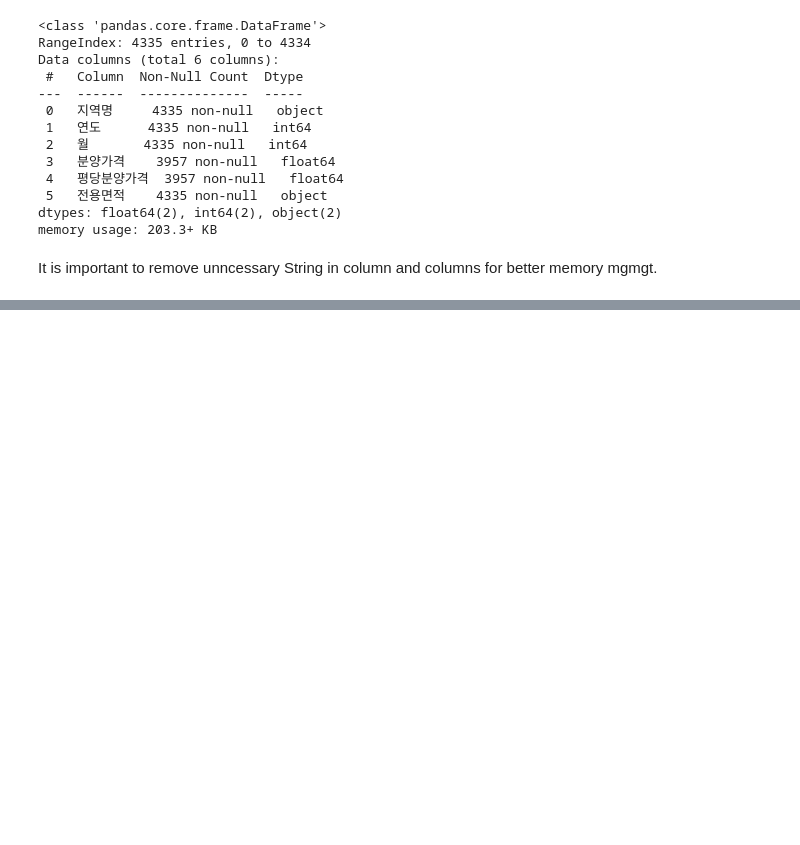
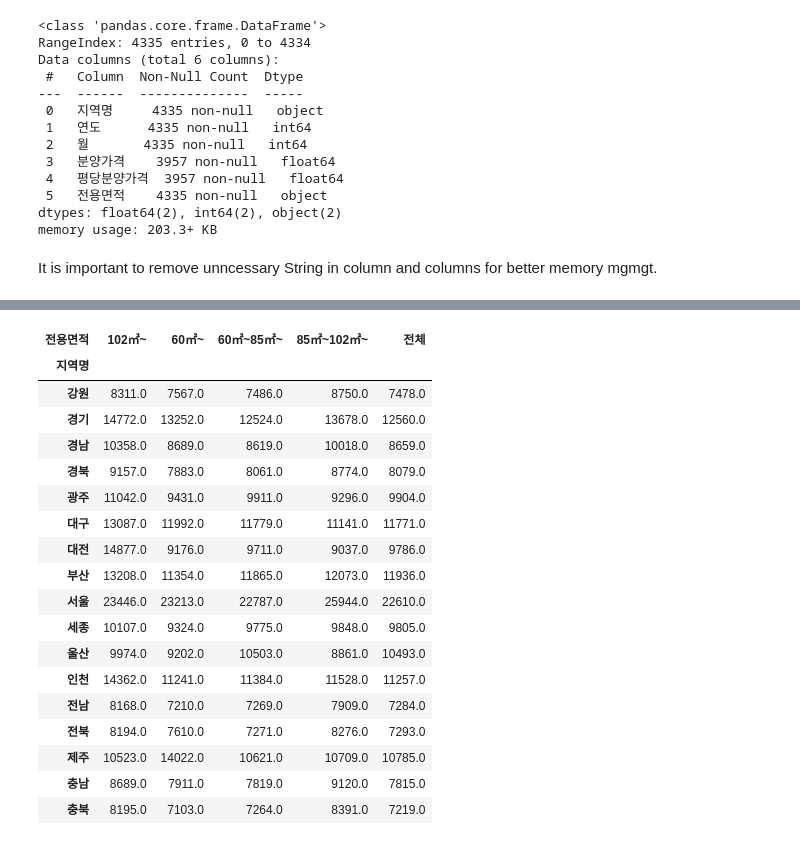
Before and after one commit to taeheelee90/seoulAPTprice, a Jupyter notebook: Real Estate Price - Sales Price (Seoul APT).ipynb, the cells around one changed output, grey strips where cells are left out. Cells and saved outputs as stored; diff of their text form; code cells hidden in the pictures; blank space fills up the shorter version.

```diff
--- a/Real Estate Price - Sales Price (Seoul APT).ipynb
+++ b/Real Estate Price - Sales Price (Seoul APT).ipynb
@@ -338,0 +357,23 @@ df_last
+# %%
+# Average of initial sales price by city & APT size
+df_last.groupby(["지역명", "전용면적"])["평당분양가격"].mean().unstack().round()
+# %% [output]
+| 전용면적 | 102㎡~ | 60㎡~ | 60㎡~85㎡~ | 85㎡~102㎡~ | 전체 |
+| 지역명 |  |  |  |  |  |
+| 강원 | 8311.0 | 7567.0 | 7486.0 | 8750.0 | 7478.0 |
+| 경기 | 14772.0 | 13252.0 | 12524.0 | 13678.0 | 12560.0 |
+| 경남 | 10358.0 | 8689.0 | 8619.0 | 10018.0 | 8659.0 |
+| 경북 | 9157.0 | 7883.0 | 8061.0 | 8774.0 | 8079.0 |
+| 광주 | 11042.0 | 9431.0 | 9911.0 | 9296.0 | 9904.0 |
+| 대구 | 13087.0 | 11992.0 | 11779.0 | 11141.0 | 11771.0 |
+| 대전 | 14877.0 | 9176.0 | 9711.0 | 9037.0 | 9786.0 |
+| 부산 | 13208.0 | 11354.0 | 11865.0 | 12073.0 | 11936.0 |
+| 서울 | 23446.0 | 23213.0 | 22787.0 | 25944.0 | 22610.0 |
+| 세종 | 10107.0 | 9324.0 | 9775.0 | 9848.0 | 9805.0 |
+| 울산 | 9974.0 | 9202.0 | 10503.0 | 8861.0 | 10493.0 |
+| 인천 | 14362.0 | 11241.0 | 11384.0 | 11528.0 | 11257.0 |
+| 전남 | 8168.0 | 7210.0 | 7269.0 | 7909.0 | 7284.0 |
+| 전북 | 8194.0 | 7610.0 | 7271.0 | 8276.0 | 7293.0 |
+| 제주 | 10523.0 | 14022.0 | 10621.0 | 10709.0 | 10785.0 |
+| 충남 | 8689.0 | 7911.0 | 7819.0 | 9120.0 | 7815.0 |
+| 충북 | 8195.0 | 7103.0 | 7264.0 | 8391.0 | 7219.0 |
```
Also changed, not shown: parts of 11 cells of this notebook.
